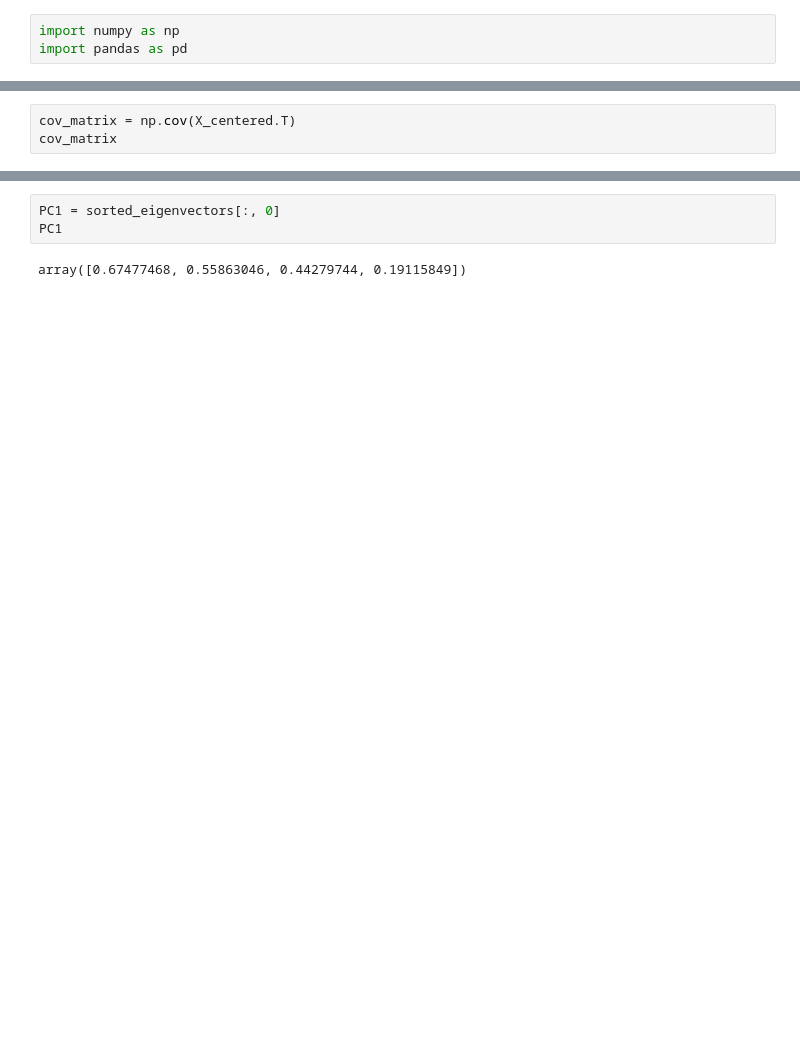
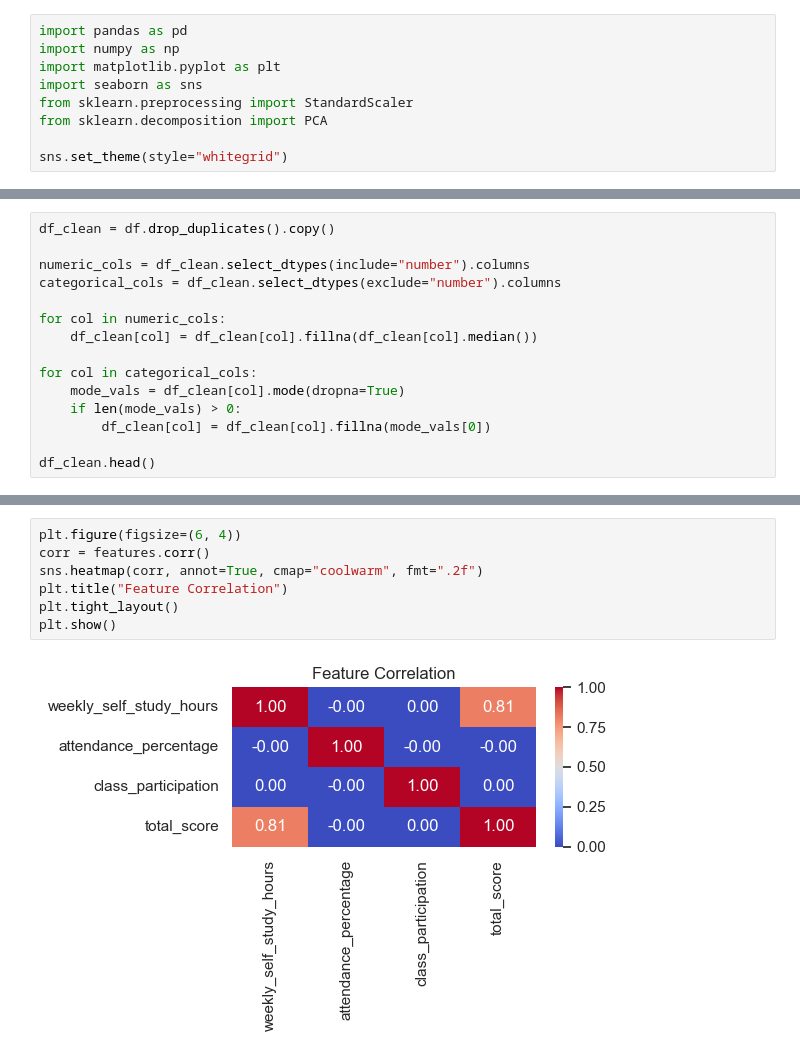
Before and after one commit to DHANYA-P-31/MachineLearning, a Jupyter notebook: PCA/Pca.ipynb, the cells around one changed output, grey strips where cells are left out. Drawn from its saved outputs; the diff is of its cells as text; blank space fills up the shorter version.

```diff
--- a/PCA/Pca.ipynb
+++ b/PCA/Pca.ipynb
@@ -1,4 +1,10 @@
 # %%
+import pandas as pd
 import numpy as np
-import pandas as pd
+import matplotlib.pyplot as plt
+import seaborn as sns
+from sklearn.preprocessing import StandardScaler
+from sklearn.decomposition import PCA
+
+sns.set_theme(style="whitegrid")
 # %%
@@ -40,4 +67,16 @@ X_centered
 # %%
-cov_matrix = np.cov(X_centered.T)
-cov_matrix
+df_clean = df.drop_duplicates().copy()
+
+numeric_cols = df_clean.select_dtypes(include="number").columns
+categorical_cols = df_clean.select_dtypes(exclude="number").columns
+
+for col in numeric_cols:
+    df_clean[col] = df_clean[col].fillna(df_clean[col].median())
+
+for col in categorical_cols:
+    mode_vals = df_clean[col].mode(dropna=True)
+    if len(mode_vals) > 0:
+        df_clean[col] = df_clean[col].fillna(mode_vals[0])
+
+df_clean.head()
 # %% [output]
@@ -98,6 +181,10 @@ array([0.97691736, 0.99791623, 0.9992954 , 1.        ])
 # %%
-PC1 = sorted_eigenvectors[:, 0]
-PC1
+plt.figure(figsize=(6, 4))
+corr = features.corr()
+sns.heatmap(corr, annot=True, cmap="coolwarm", fmt=".2f")
+plt.title("Feature Correlation")
+plt.tight_layout()
+plt.show()
 # %% [output]
-array([0.67477468, 0.55863046, 0.44279744, 0.19115849])
+[figure, added]
 # %%
```
Also changed, not shown: parts of 12 cells of this notebook.
